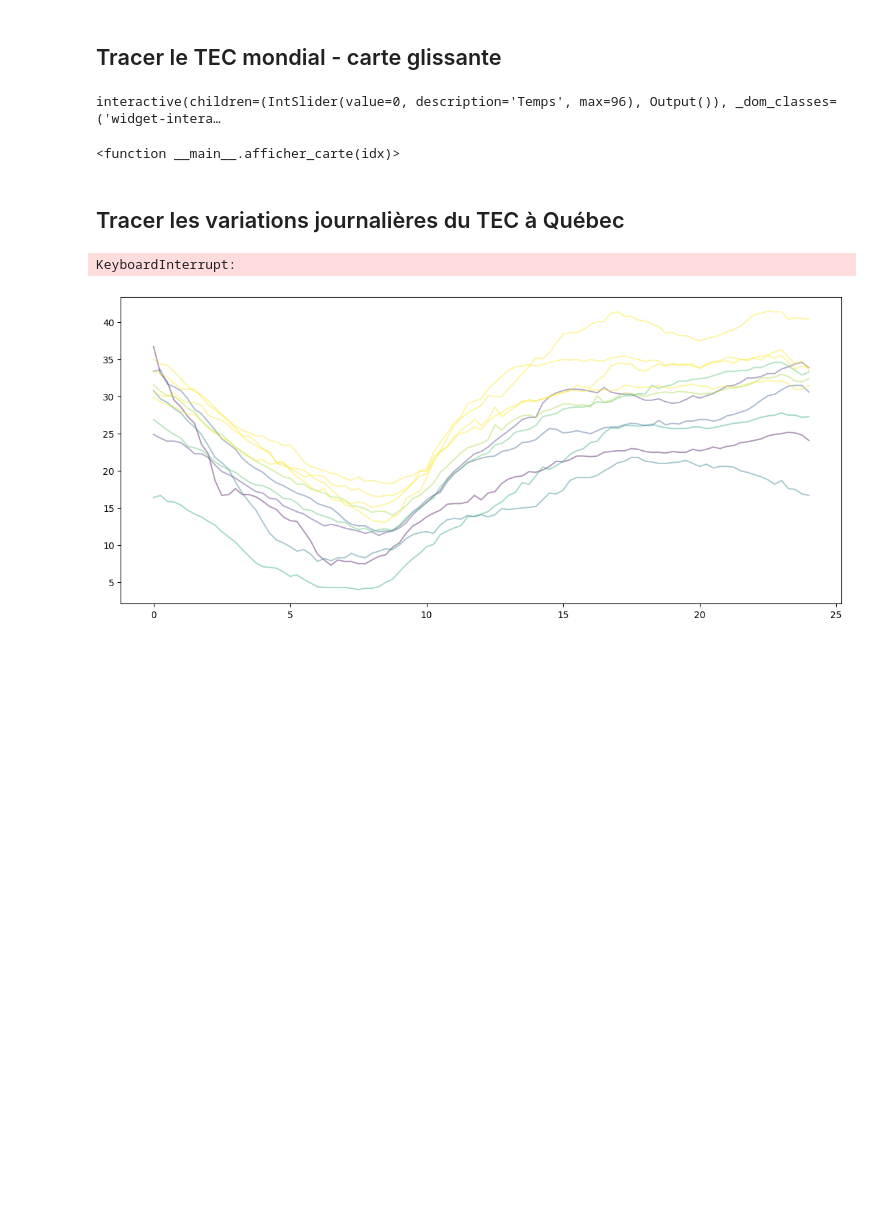
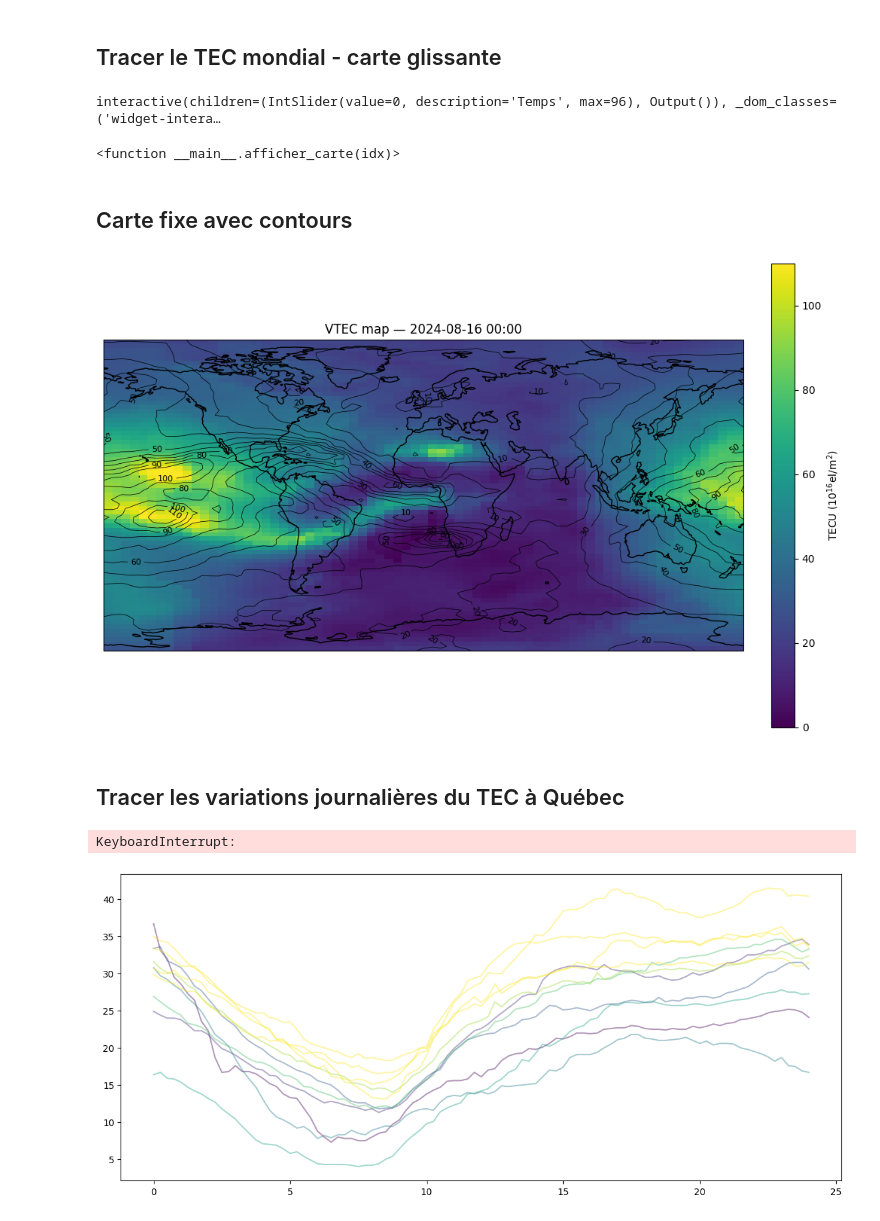
Before and after one commit to ClementineBeau/Atelier_Ionex, a Jupyter notebook: notebook_atelier_v2.ipynb, the cells around one changed output. Cells and saved outputs as stored; diff of their text form; code cells hidden in the pictures; blank space fills up the shorter version.

```diff
--- a/notebook_atelier_v2.ipynb
+++ b/notebook_atelier_v2.ipynb
@@ -130,10 +130,10 @@ def get_tec(tecmap, lat, lon):
 
 
 # === FONCTIONS D’AFFICHAGE ===
-def plot_tec_map(tecmap, ax, title=""):
+def plot_tec_map(tecmap, ax, title="",coast=0.5):
     """Trace une carte TEC sur un axe donné."""
     ax.clear()
-    ax.coastlines()
+    ax.coastlines(linewidths=coast)
     proj = ccrs.PlateCarree()
     im = ax.imshow(
         tecmap, cmap='viridis', vmin=0, vmax=110,
@@ -154,11 +154,11 @@ print(files_ionex_Z) #Vérifier que les fichiers de type uqrg2xx.24i.Z apparaiss
 ## Tracer le TEC mondial - carte glissante
 # %%
 # Exemple : utiliser le 3ᵉ fichier pour la carte glissante, vous pouvez changer : files_ionex_Z[x]
-
-file_example = decompress_ionex_file(os.path.join(FOLDER_IONEX, files_ionex_Z[2]))
+i = 15
+file_example = decompress_ionex_file(os.path.join(FOLDER_IONEX, files_ionex_Z[i]))
 carte_dates = get_tecmaps_with_time(file_example)
 
-# Fonction d'affichage interactive
+# Fonction d'affichage interactif
 def afficher_carte(idx):
     date, tecmap = carte_dates[idx]
     proj = ccrs.PlateCarree()
@@ -174,6 +174,26 @@ interact(afficher_carte, idx=slider)
 # %% [output]
 interactive(children=(IntSlider(value=0, description='Temps', max=96), Output()), _dom_classes=('widget-intera…
 <function __main__.afficher_carte(idx)>
+# %% [markdown]
+## Carte fixe avec contours
+# %%
+j = 0
+fig2, ax2 = plt.subplots(subplot_kw=dict(projection=proj), figsize=(12, 8))
+date_fixed, tecmap_fixed = carte_dates[j]
+lons = np.linspace(-180, 180, tecmap_fixed.shape[1])
+lats = np.linspace(-87.5, 87.5, tecmap_fixed.shape[0])
+lon_grid, lat_grid = np.meshgrid(lons, lats)
+im2 = plot_tec_map(tecmap_fixed, ax2
+                   ,f"VTEC map — {date_fixed[0]}-{date_fixed[1]:02d}-{date_fixed[2]:02d} {date_fixed[3]:02d}:{date_fixed[4]:02d}"
+                  ,coast=1)
+levels = np.arange(0, 121, 10)
+contour = ax2.contour(lon_grid, lat_grid, tecmap_fixed, levels=levels,
+                      colors='black', linewidths=0.5, transform=proj)
+ax2.clabel(contour, inline=True, fontsize=8, fmt='%d')
+cbar2 = fig2.colorbar(im2, ax=ax2, orientation='vertical', fraction=0.046, pad=0.04)
+cbar2.set_label('TECU ($10^{16} \\mathrm{el}/\\mathrm{m}^2$)')
+# %% [output]
+[figure, added]
 # %% [markdown]
 ## Tracer les variations journalières du TEC à Québec
 # %%
```
